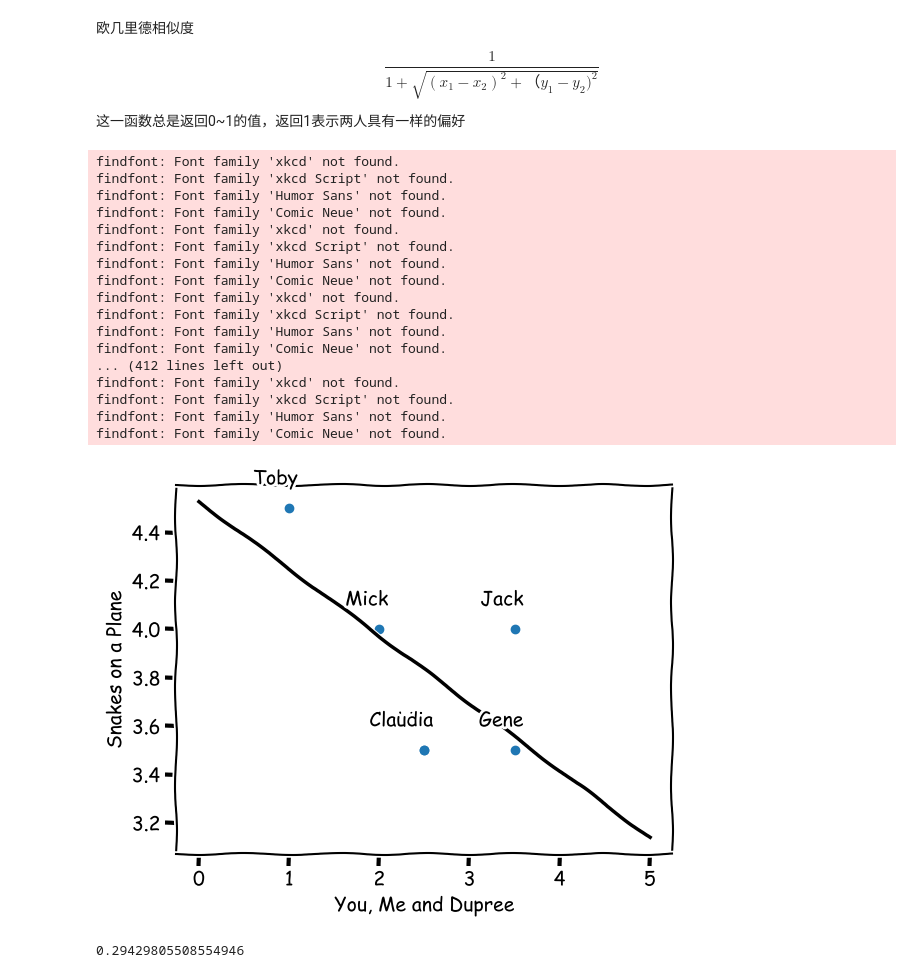
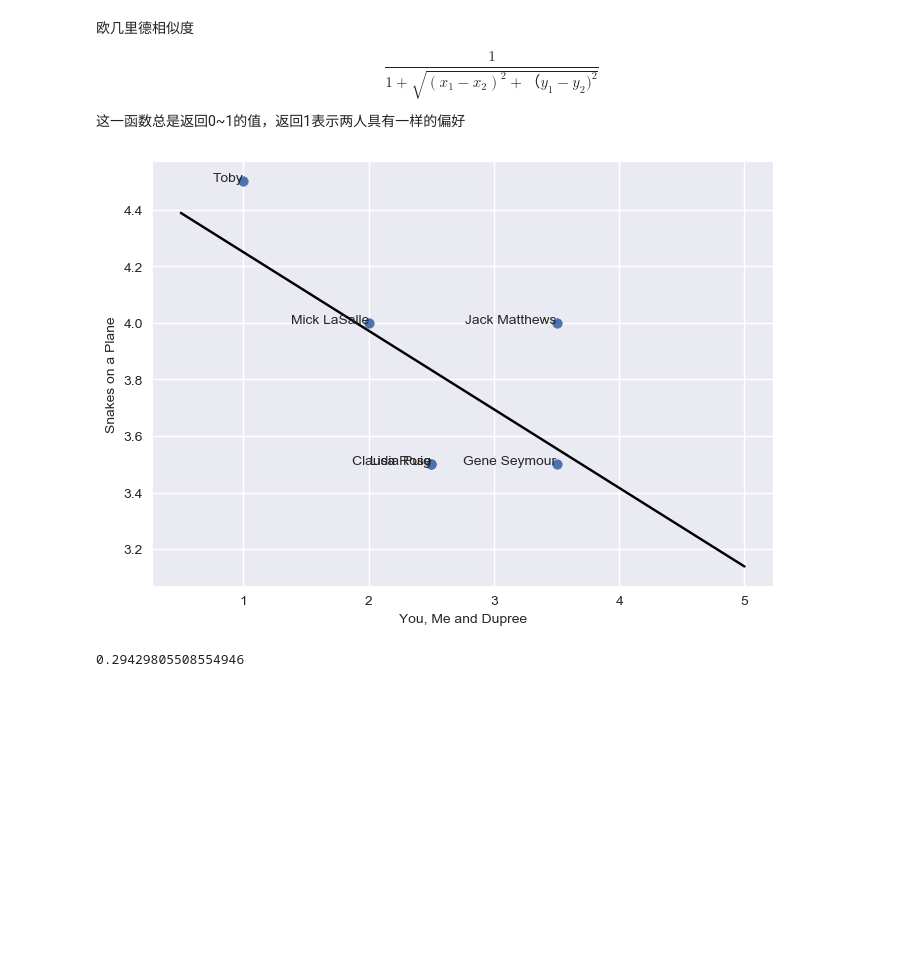
Before and after one commit to naosense/pci, a Jupyter notebook: chapter02/recommendations.ipynb, the cells around one changed output. Drawn from its saved outputs; the diff is of its cells as text; code cells hidden in the pictures; blank space fills up the shorter version.

```diff
--- a/chapter02/recommendations.ipynb
+++ b/chapter02/recommendations.ipynb
@@ -2,6 +2,10 @@
 %matplotlib inline
 import matplotlib.pyplot as plt
 import numpy as np
+
+plt.style.use("seaborn-v0_8")
+plt.rcParams["font.family"] = ["Arial Unicode MS"]  # 用来正常显示中文标签
+plt.rcParams["axes.unicode_minus"] = False  # 用来正常显示负号
 # %%
 critics = {
     "Lisa Rose": {
@@ -82,50 +86,32 @@ $$\frac{1}{1 + \sqrt{(x_1 - x_2)^2 + （y_1 - y_2)^2}}$$
 # %%
 x = []
 y = []
 users = []
 for user, item in critics.items():
     added = False
     for m, s in item.items():
         if "Snakes on a Plane" not in item or "You, Me and Dupree" not in item:
             continue
         if not added:
             users.append(user)
             added = True
         match m:
             case "Snakes on a Plane":
                 y.append(s)
             case "You, Me and Dupree":
                 x.append(s)
             case _:
                 pass
-with plt.xkcd():
-    plt.scatter(x, y)
-    b, a = np.polyfit(x, y, deg=1)
-    xseq = np.linspace(0, 5, num=100)
-    plt.plot(xseq, a + b * xseq, color="k", lw=2.5)
-    plt.xlabel("You, Me and Dupree")
-    plt.ylabel("Snakes on a Plane")
-    for x, y, user in zip(x, y, users):
-        plt.text(x + 0.1, y + 0.1, user.split()[0], ha="right")
+plt.scatter(x, y)
+b, a = np.polyfit(x, y, deg=1)
+xseq = np.linspace(0.5, 5, num=100)
+plt.plot(xseq, a + b * xseq, color="k")
+plt.xlabel("You, Me and Dupree")
+plt.ylabel("Snakes on a Plane")
+for x, y, user in zip(x, y, users):
+    plt.text(x, y, user, ha="right")
 # %% [output]
-findfont: Font family 'xkcd' not found.
-findfont: Font family 'xkcd Script' not found.
-findfont: Font family 'Humor Sans' not found.
-findfont: Font family 'Comic Neue' not found.
-findfont: Font family 'xkcd' not found.
-findfont: Font family 'xkcd Script' not found.
-findfont: Font family 'Humor Sans' not found.
-findfont: Font family 'Comic Neue' not found.
-findfont: Font family 'xkcd' not found.
-findfont: Font family 'xkcd Script' not found.
-findfont: Font family 'Humor Sans' not found.
-findfont: Font family 'Comic Neue' not found.
-... (412 lines left out)
-findfont: Font family 'xkcd' not found.
-findfont: Font family 'xkcd Script' not found.
-findfont: Font family 'Humor Sans' not found.
-findfont: Font family 'Comic Neue' not found.
-[figure, old version]
+[figure, new version]
 # %%
 # 返回person1和person2基于距离的相似度评价
 def sim_distance(
```
